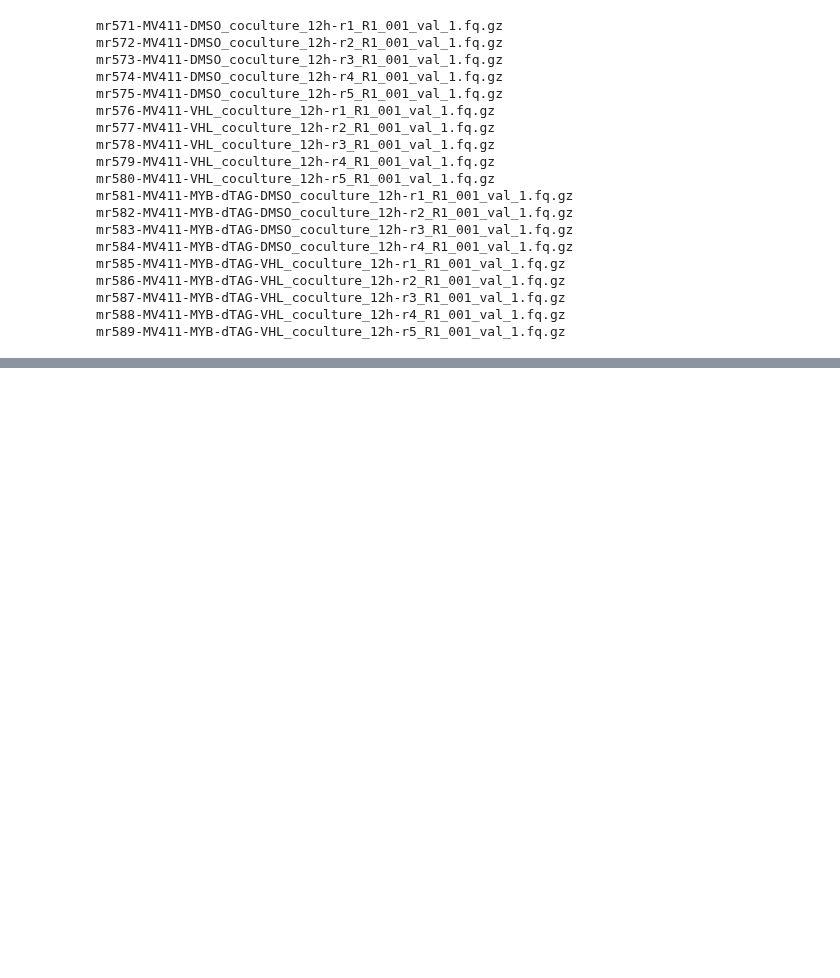
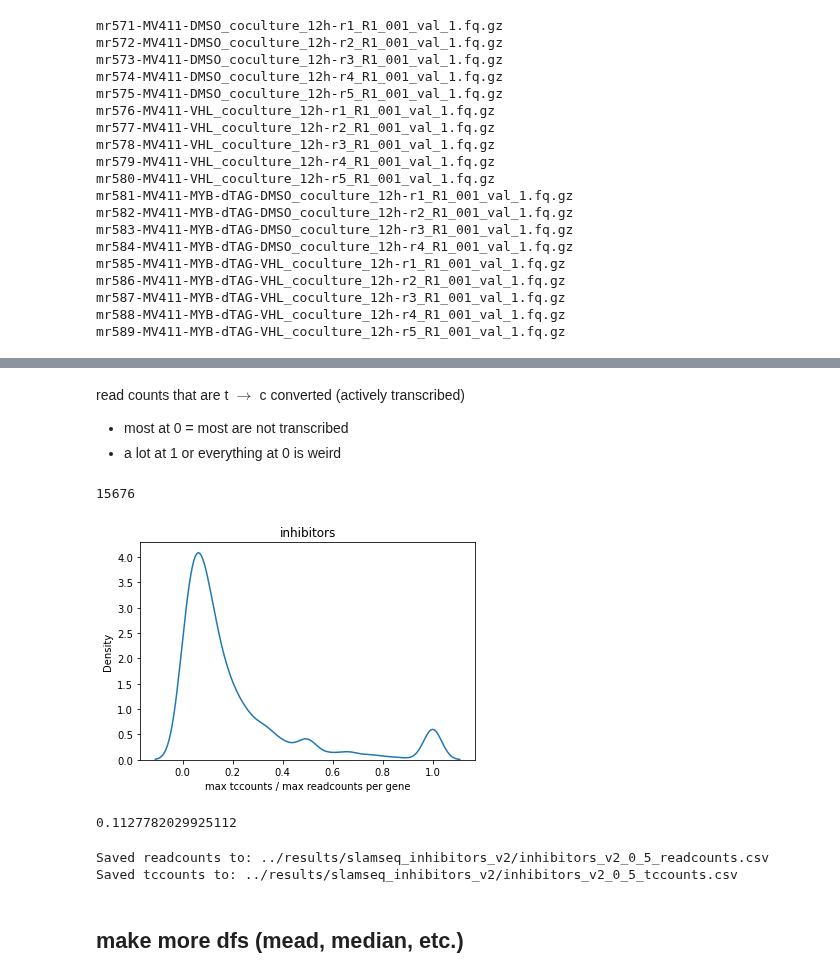
Before and after one commit to monikaperez/AMLproject, a Jupyter notebook: notebooks/slamseq_inhibitors_v2-noAlt.ipynb, the cells around one changed output, grey strips where cells are left out. Drawn from its saved outputs; the diff is of its cells as text; code cells hidden in the pictures; blank space fills up the shorter version.

```diff
--- a/notebooks/slamseq_inhibitors_v2-noAlt.ipynb
+++ b/notebooks/slamseq_inhibitors_v2-noAlt.ipynb
@@ -464,0 +956,6 @@ mr589-MV411-MYB-dTAG-VHL_coculture_12h-r5_R1_001_val_1.fq.gz
+# %%
+readcounts, duplicate_genes = dedup_df_genes(readcounts)
+tccounts, duplicate_genes = dedup_df_genes(tccounts)
+
+if readcounts.shape != tccounts.shape:
+    raise ValueError("readcounts and tccounts not the same dimensions: {} | {}".format(readcounts.shape, tccounts.shape))
@@ -464,0 +971,4 @@ mr589-MV411-MYB-dTAG-VHL_coculture_12h-r5_R1_001_val_1.fq.gz
+# %%
+res_dir = "../results/slamseq_{}/".format(project)
+print(res_dir)
+createDir(res_dir)
@@ -464,0 +977,10 @@ mr589-MV411-MYB-dTAG-VHL_coculture_12h-r5_R1_001_val_1.fq.gz
+# %%
+# sort cols
+col = tccounts.columns.tolist()
+col.sort()
+tccounts = tccounts[col]
+# %%
+# sort cols
+col = readcounts.columns.tolist()
+col.sort()
+readcounts = readcounts[col]
@@ -464,0 +996,40 @@ mr589-MV411-MYB-dTAG-VHL_coculture_12h-r5_R1_001_val_1.fq.gz
+# %% [markdown]
+read counts that are t $\rightarrow$ c converted (actively transcribed)
+* most at 0 = most are not transcribed
+* a lot at 1 or everything at 0 is weird
+# %%
+# what is the average of highly transcribed genes?
+# tccounts/readcounts where sum of readcounts in all samples > 30
+a = tccounts[readcounts.sum(1)>30] / readcounts[readcounts.sum(1)>30]
+a = a.fillna(0)
+a = a.max(1).tolist() # max val per gene
+a.sort()
+print(len(a))
+sns.kdeplot(a)
+plt.xlabel("max tccounts / max readcounts per gene")
+plt.title(project.replace("_", " ").split(" v")[0])
+
+plt.savefig(res_dir+'plots/'+project+'_tccounts_readcounts_density.pdf', dpi=300, bbox_inches="tight")
+plt.show()
+# %% [output]
+15676
+[figure, added]
+# %%
+# median or average across replicates t -> c converted
+np.median(a)
+# %% [output]
+0.1127782029925112
+# %%
+# Save counts to csv
+counts_file_prefix = project+'_'+str(minvar_toremove)+'_'+str(mincount_toremove)
+
+readcounts.to_csv(res_dir+counts_file_prefix+"_readcounts.csv",index=True, index_label="GENE")
+print("Saved readcounts to: {}".format(res_dir+counts_file_prefix+"_readcounts.csv"))
+
+tccounts.to_csv(res_dir+counts_file_prefix+"_tccounts.csv",index=True, index_label="GENE")
+print("Saved tccounts to: {}".format(res_dir+counts_file_prefix+"_tccounts.csv"))
+# %% [output]
+Saved readcounts to: ../results/slamseq_inhibitors_v2/inhibitors_v2_0_5_readcounts.csv
+Saved tccounts to: ../results/slamseq_inhibitors_v2/inhibitors_v2_0_5_tccounts.csv
+# %% [markdown]
+## make more dfs (mead, median, etc.)
```
Also changed, not shown: parts of 335 cells of this notebook, 37 other files.
